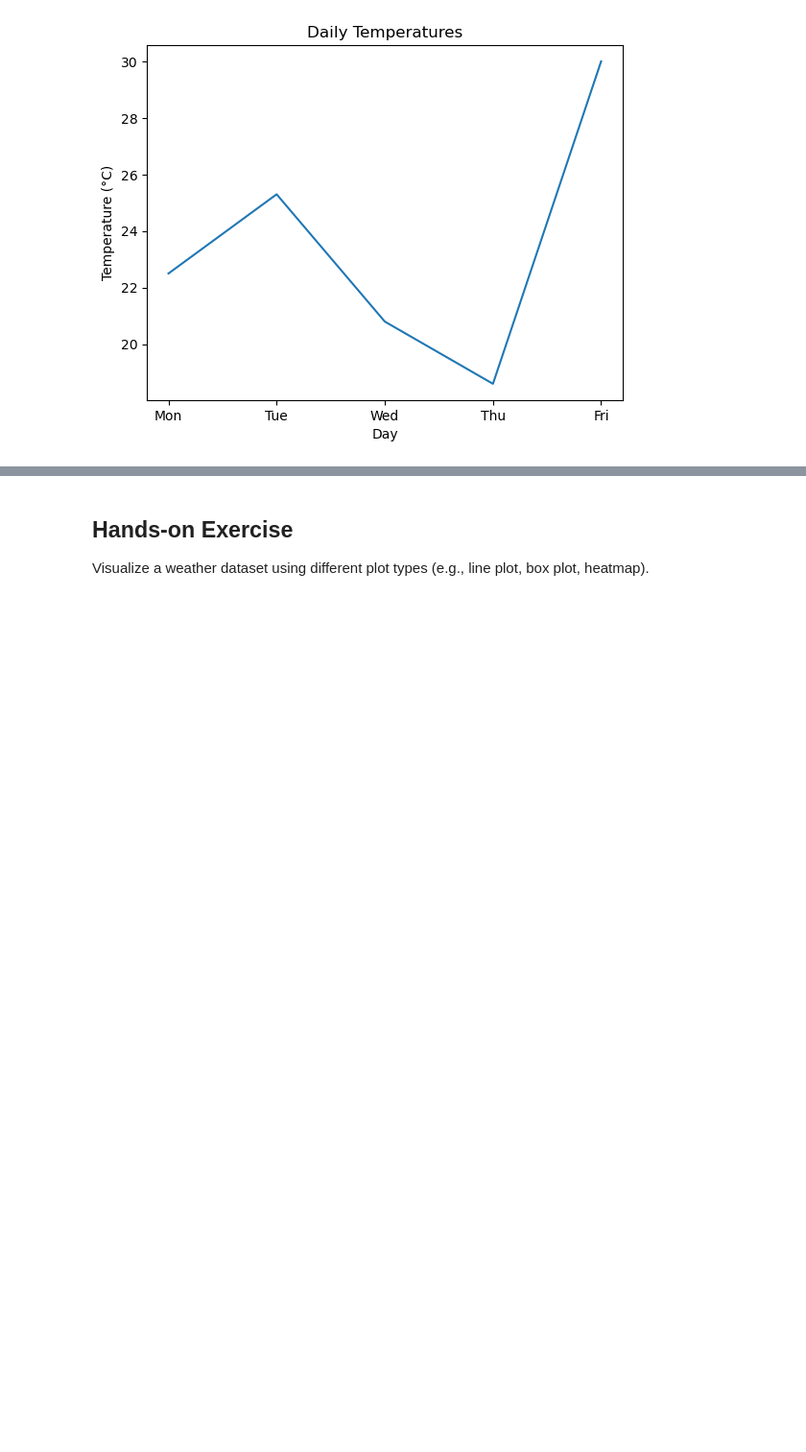
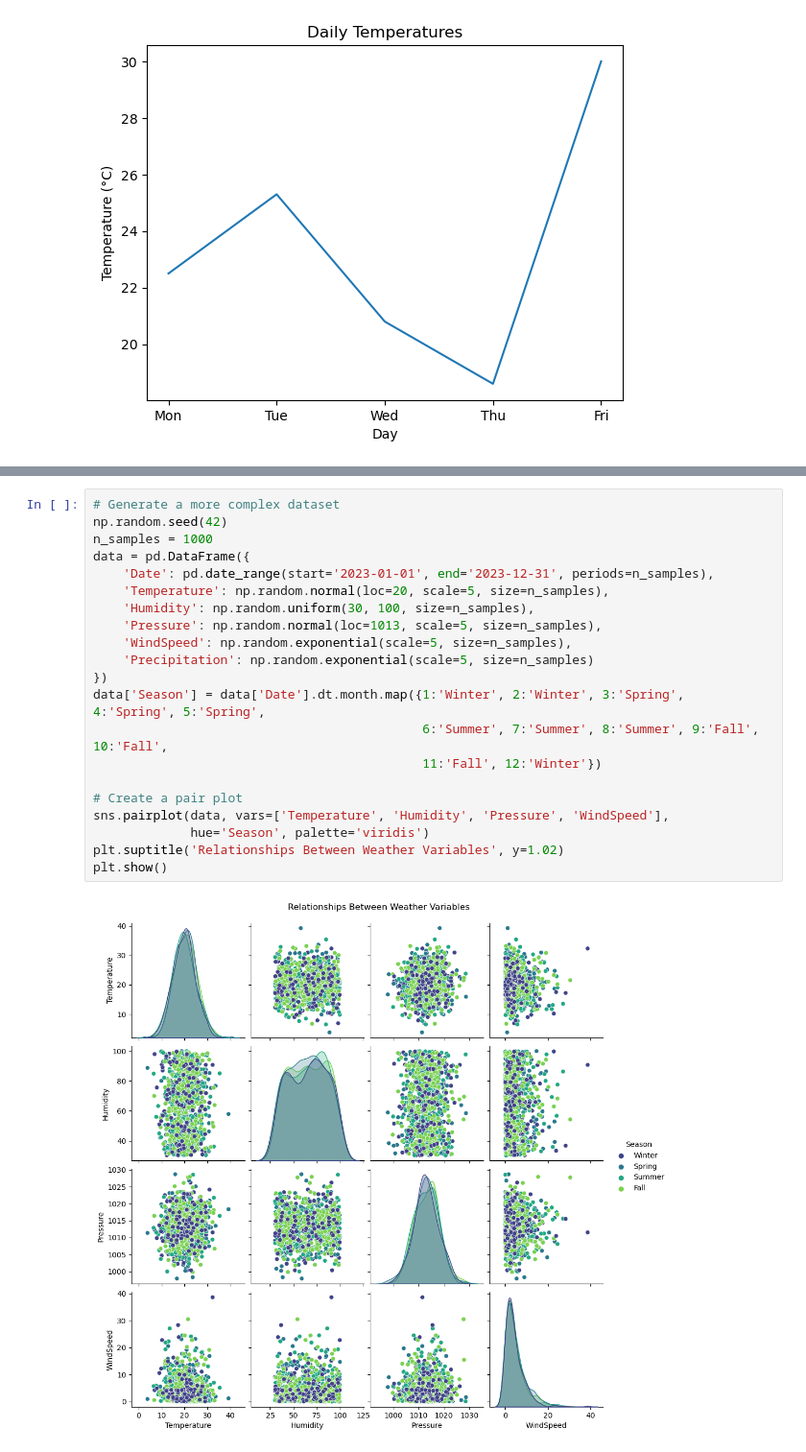
Before and after one commit to pandasambit15/CDT2024_python_intro, a Jupyter notebook: 03_Data_Visualization.ipynb, the cells around one changed output, grey strips where cells are left out. Shown at 96% size. Saved outputs shown, nothing was run; the diff lists cells and outputs as text; blank space fills up the shorter version.

```diff
--- a/03_Data_Visualization.ipynb
+++ b/03_Data_Visualization.ipynb
@@ -33,6 +251,26 @@ plt.title('Temperature Distribution')
 plt.show()
 # %% [output]
 [figure]
-# %% [markdown]
-## Hands-on Exercise
-Visualize a weather dataset using different plot types (e.g., line plot, box plot, heatmap).
+# %%
+# Generate a more complex dataset
+np.random.seed(42)
+n_samples = 1000
+data = pd.DataFrame({
+    'Date': pd.date_range(start='2023-01-01', end='2023-12-31', periods=n_samples),
+    'Temperature': np.random.normal(loc=20, scale=5, size=n_samples),
+    'Humidity': np.random.uniform(30, 100, size=n_samples),
+    'Pressure': np.random.normal(loc=1013, scale=5, size=n_samples),
+    'WindSpeed': np.random.exponential(scale=5, size=n_samples),
+    'Precipitation': np.random.exponential(scale=5, size=n_samples)
+})
+data['Season'] = data['Date'].dt.month.map({1:'Winter', 2:'Winter', 3:'Spring', 4:'Spring', 5:'Spring',
+                                            6:'Summer', 7:'Summer', 8:'Summer', 9:'Fall', 10:'Fall',
+                                            11:'Fall', 12:'Winter'})
+
+# Create a pair plot
+sns.pairplot(data, vars=['Temperature', 'Humidity', 'Pressure', 'WindSpeed'],
+             hue='Season', palette='viridis')
+plt.suptitle('Relationships Between Weather Variables', y=1.02)
+plt.show()
+# %% [output]
+[figure, added]
```
Also changed, not shown: parts of 27 cells of this notebook, 3 other files.
